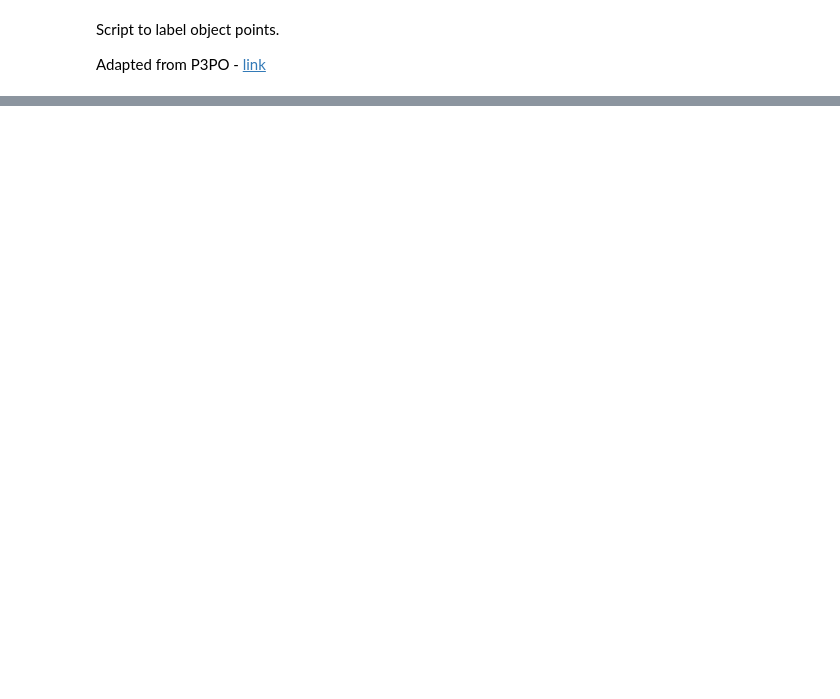
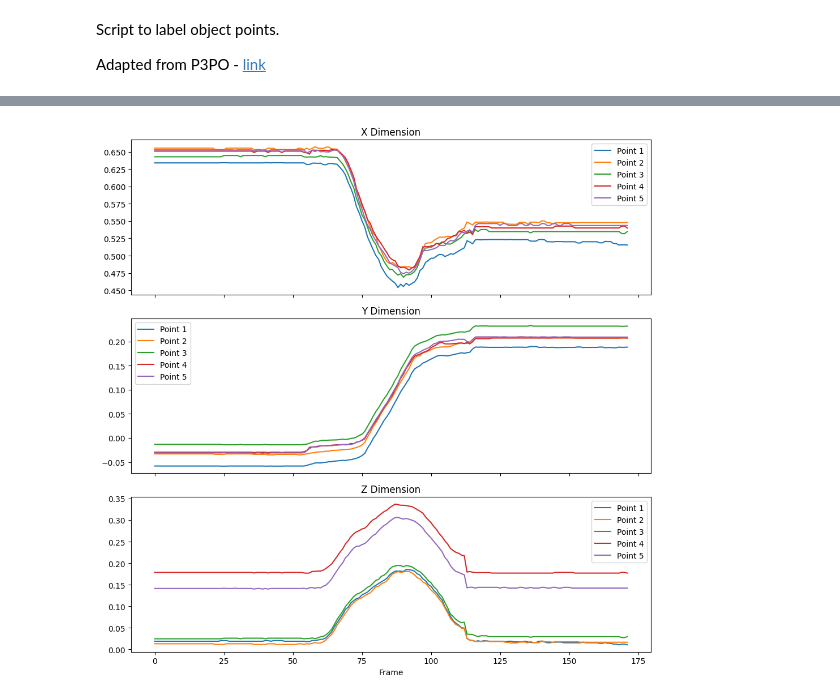
Before and after one commit to BobbyPeng123/Point-Policy, a Jupyter notebook: point_policy/robot_utils/franka/label_points copy.ipynb, the cells around one changed output, grey strips where cells are left out. Saved outputs shown, nothing was run; the diff lists cells and outputs as text; code cells hidden in the pictures; blank space fills up the shorter version.

```diff
--- a/point_policy/robot_utils/franka/label_points copy.ipynb
+++ b/point_policy/robot_utils/franka/label_points copy.ipynb
@@ -177,0 +164,11 @@ dict_keys(['observations', 'max_cartesian', 'min_cartesian', 'max_gripper', 'min
+# %%
+new_pickle_path = f"/home/bobby/data/expert_demos/franka_env/pick_bottle_to_basket copy.pkl"
+with open(new_pickle_path, 'rb') as f:
+    data = pickle.load(f)
+    print(data.keys())
+
+# print(data['observations'][traj_idx]["object_tracks_3d_pixels2"])
+print(data['observations'][traj_idx].keys())
+print(data['observations'][traj_idx]["object_tracks_3d_pixels1"])
+data2 = data['observations'][traj_idx]["object_tracks_3d_pixels1"]
+cartesian_states2 = data['observations'][traj_idx]["cartesian_states"]
@@ -177,0 +193,39 @@ dict_keys(['observations', 'max_cartesian', 'min_cartesian', 'max_gripper', 'min
+# %%
+# plot 3d points's dimensions separately
+import numpy as np
+import matplotlib.pyplot as plt
+
+# Assuming your data is stored in this variable
+# data shape: (172, 5, 3)
+
+# Separate dimensions
+x_data = data2[:, :, 0]  # shape (172, 5)
+y_data = data2[:, :, 1]
+z_data = data2[:, :, 2]
+
+# Plot each dimension
+fig, axs = plt.subplots(3, 1, figsize=(10, 10), sharex=True)
+
+# Plot X
+for i in range(5):
+    axs[0].plot(x_data[:, i], label=f'Point {i+1}')
+axs[0].set_title('X Dimension')
+axs[0].legend()
+
+# Plot Y
+for i in range(5):
+    axs[1].plot(y_data[:, i], label=f'Point {i+1}')
+axs[1].set_title('Y Dimension')
+axs[1].legend()
+
+# Plot Z
+for i in range(5):
+    axs[2].plot(z_data[:, i], label=f'Point {i+1}')
+axs[2].set_title('Z Dimension')
+axs[2].legend()
+
+plt.xlabel('Frame')
+plt.tight_layout()
+plt.show()
+# %% [output]
+[figure, added]
```
Also changed, not shown: parts of 8 cells of this notebook, 23 other files.
